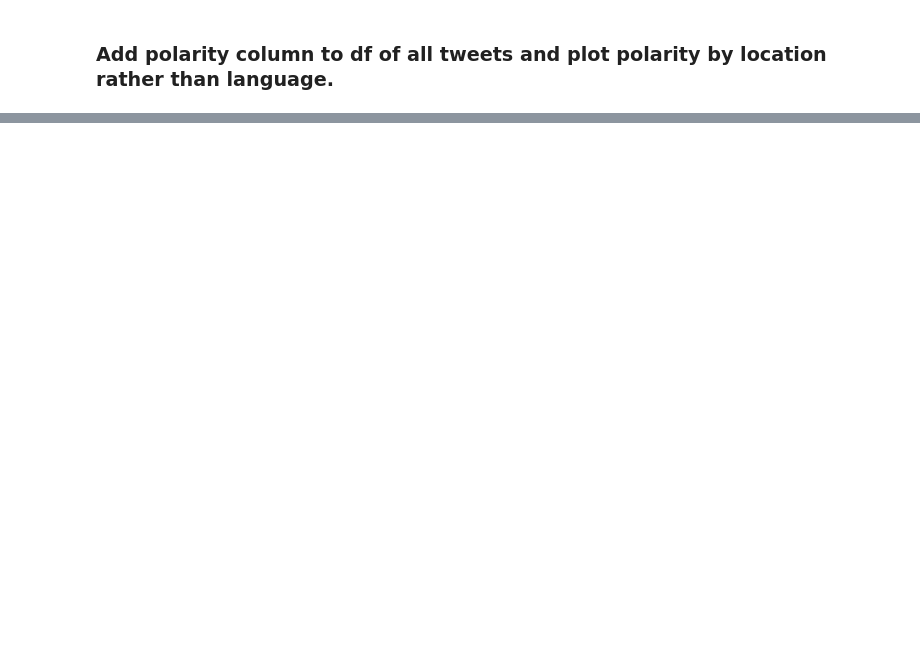
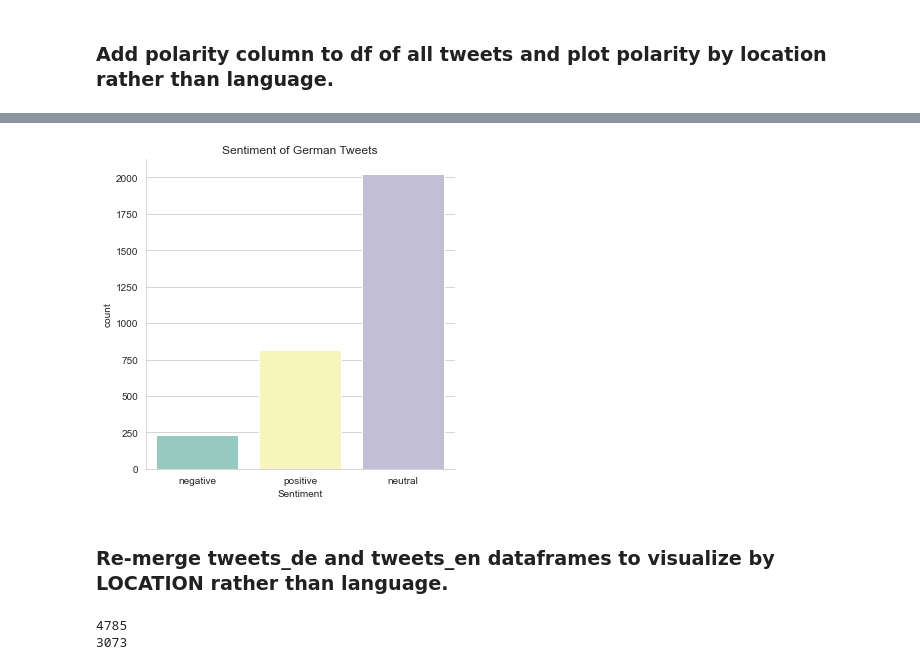
Before and after one commit to ksaslow/Ironhack-final-project, a Jupyter notebook: Sentiment-Analysis-on-Twitter-Network.ipynb, the cells around one changed output, grey strips where cells are left out. Cells and saved outputs as stored; diff of their text form; code cells hidden in the pictures; blank space fills up the shorter version.

```diff
--- a/Sentiment-Analysis-on-Twitter-Network.ipynb
+++ b/Sentiment-Analysis-on-Twitter-Network.ipynb
@@ -446,0 +425,3 @@ apply this to the whole df and add new column for sentiment score!
+# %%
+tweets_de['Subjectivity'] = [i.sentiment[1] for i in sentiment_objects_de]
+tweets_de.head()
@@ -446,0 +477,5 @@ apply this to the whole df and add new column for sentiment score!
+# %%
+sentiment_category_de = ['positive' if score >0
+                         else 'negative' if score<0
+                             else 'neutral'
+                                  for score in tweets_de['Polarity']]
@@ -446,0 +506,2 @@ apply this to the whole df and add new column for sentiment score!
+# %%
+tweets_de['Sentiment'] = sentiment_category_de
@@ -446,0 +523,14 @@ apply this to the whole df and add new column for sentiment score!
+# %%
+sns.catplot(x='Sentiment', kind='count', data=tweets_de)
+plt.title('Sentiment of German Tweets')
+plt.show()
+# %% [output]
+[figure, added]
+# %% [markdown]
+### Re-merge tweets_de and tweets_en dataframes to visualize by LOCATION rather than language.
+# %%
+print(len(tweets_en))
+print(len(tweets_de))
+# %% [output]
+4785
+3073
```
Also changed, not shown: parts of 35 cells of this notebook, 3 other files.
